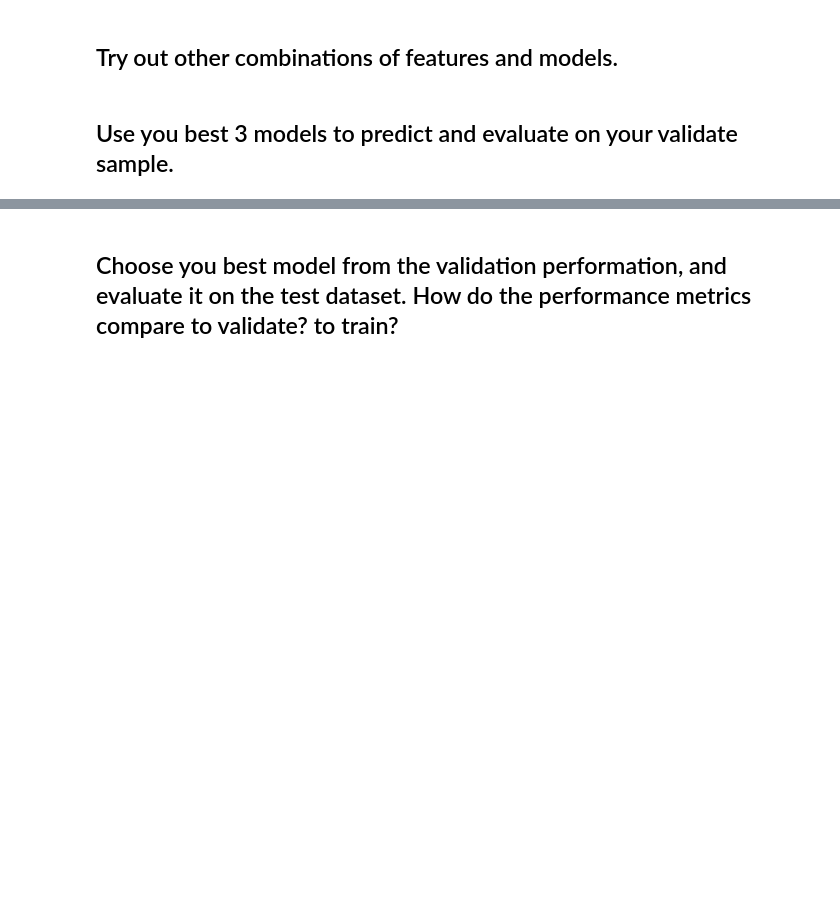
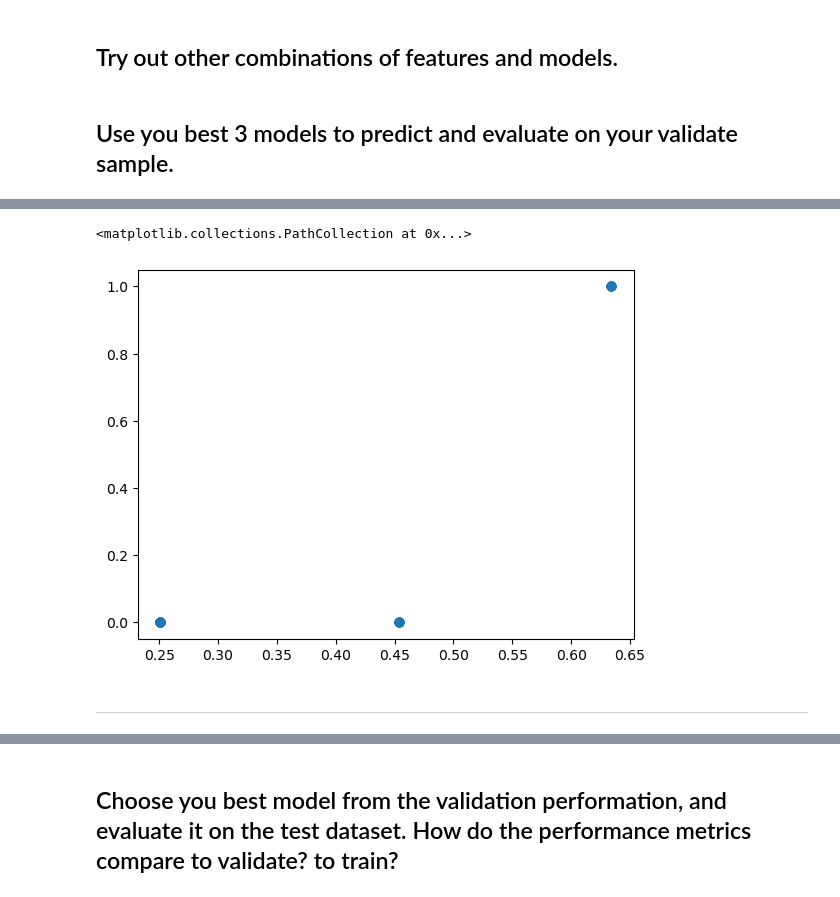
Before and after one commit to Msalazar2/classification-exercises, a Jupyter notebook: logistic_regression.ipynb, the cells around one changed output, grey strips where cells are left out. Drawn from its saved outputs; the diff is of its cells as text; code cells hidden in the pictures; blank space fills up the shorter version.

```diff
--- a/logistic_regression.ipynb
+++ b/logistic_regression.ipynb
@@ -128,0 +232,8 @@ pd.DataFrame({'feature': X_train.columns,
+# %%
+seed = 42
+
+logreg2 = LogisticRegression(random_state = seed, max_iter = 100)
+
+logreg2.fit(X_train, y_train)
+
+logreg2.score(X_train, y_train), logreg2.score(X_val, y_val)
@@ -128,0 +258,3 @@ pd.DataFrame({'feature': X_train.columns,
+# %%
+y_pred2 = logreg2.predict(X_val)
+y_pred2[:5]
@@ -128,0 +263,3 @@ pd.DataFrame({'feature': X_train.columns,
+# %%
+y_pred_proba2 = logreg2.predict_proba(X_val)
+y_pred_proba2[:5]
@@ -128,0 +288,11 @@ pd.DataFrame({'feature': X_train.columns,
+# %%
+y_pred_proba2 = np.array([i[1] for i in y_pred_proba2])
+# %%
+fig = plt.figure()
+ax = fig.add_subplot(111)
+ax.scatter(y_pred_proba2, y_pred2)
+# %% [output]
+<matplotlib.collections.PathCollection at 0x...>
+[figure, added]
+# %% [markdown]
+---
```
Also changed, not shown: parts of 35 cells of this notebook.
